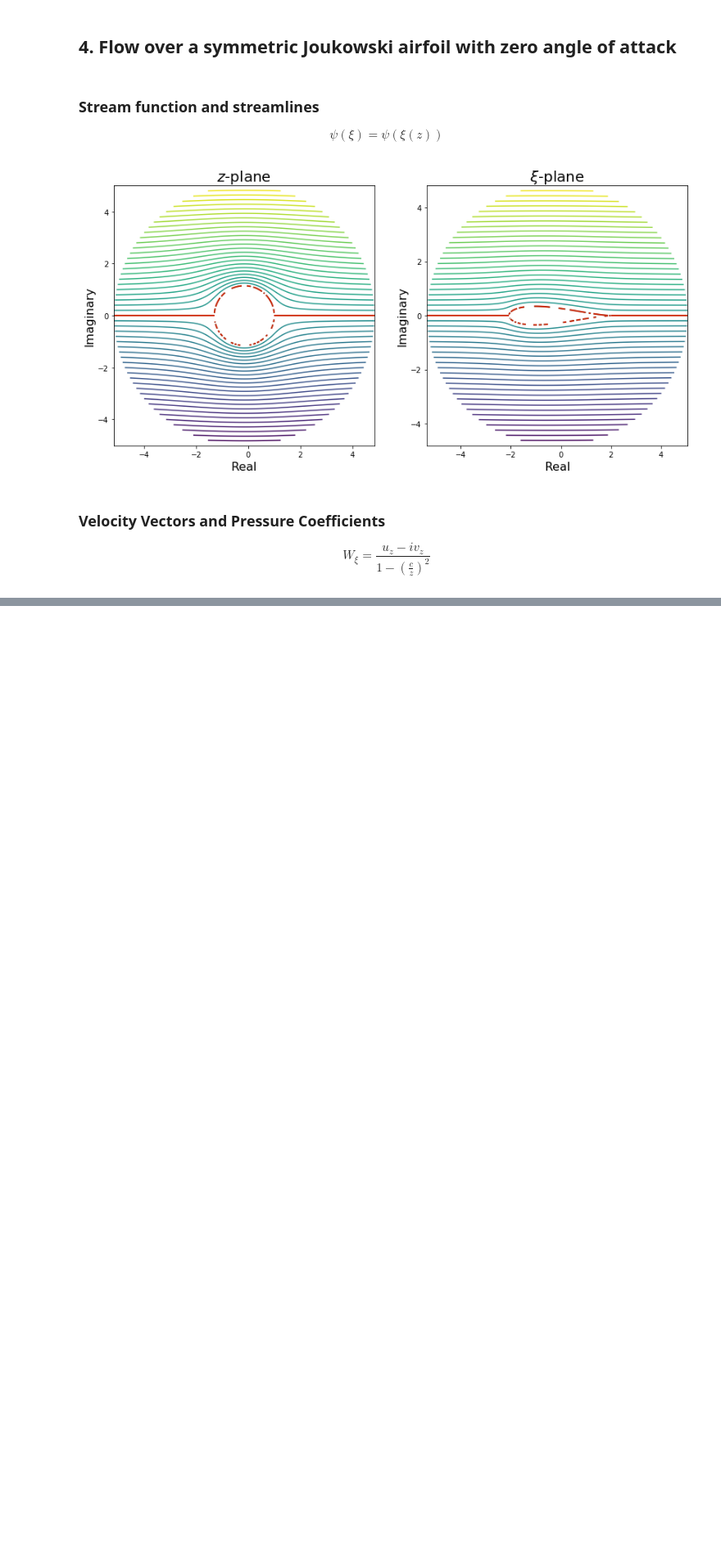
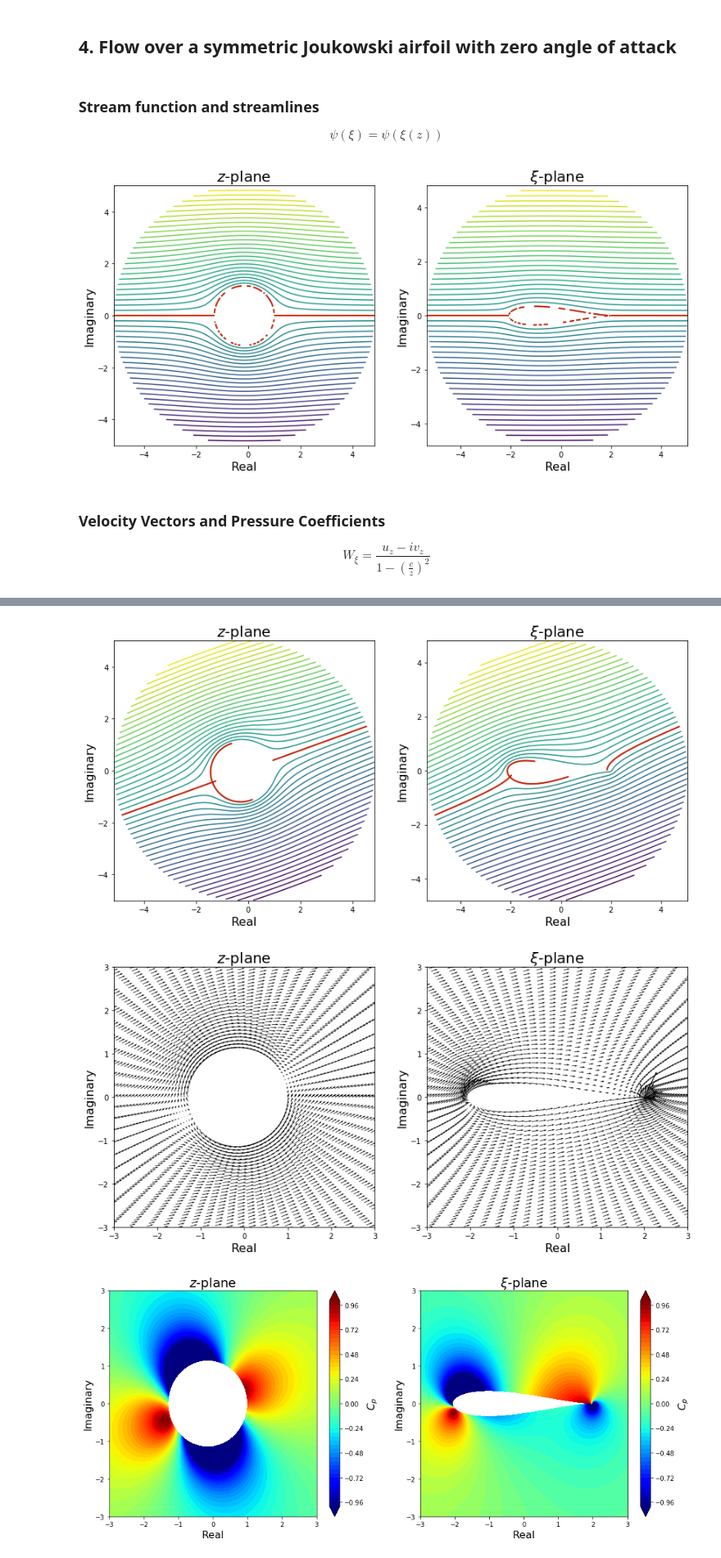
Before and after one commit to bobforcha/mae6226_workspace, a Jupyter notebook: assignments/assignment_02/assignment_02.ipynb, the cells around one changed output, grey strips where cells are left out. Shown at 82% size. Saved outputs shown, nothing was run; the diff lists cells and outputs as text; code cells hidden in the pictures; blank space fills up the shorter version.

```diff
--- a/assignments/assignment_02/assignment_02.ipynb
+++ b/assignments/assignment_02/assignment_02.ipynb
@@ -244,0 +327,80 @@ $$W_\xi = \frac{u_z - iv_z}{1 - \left(\frac{c}{z}\right)^2}$$
+# %%
+# add in angle of attack
+a_o_a = 20*math.pi/180
+Z_prime = (Z - (x_c + y_c*1j))*np.exp(-1j*a_o_a)
+u_prime_dub, v_prime_dub = dub.velocity(Z_prime.real, Z_prime.imag)
+u_prime = u_prime_dub + u_fs
+v_prime = v_prime_dub
+
+w_z_prime = u_prime - v_prime*1j
+w_z = w_z_prime*np.exp(-1j*a_o_a)
+w_xi = w_z/(1 - (c/Z)**2)
+
+psi_prime_fs = u_inf*Z_prime.imag
+psi_prime = psi_prime_fs + dub.stream_function(Z_prime.real, Z_prime.imag)
+
+psi = psi_prime*np.exp(-1j*a_o_a)
+
+c_p_z = 1.0 - (w_z.real**2 + w_z.imag**2)/u_inf**2
+
+c_p_xi = 1.0 - (w_xi.real**2 + w_xi.imag**2)/u_inf**2
+
+# plots
+contlev = np.linspace(np.min(psi).real, np.max(psi).real, 51)
+
+plt.figure(figsize=(2*size+1, size))
+plt.subplot(121)
+plt.contour(Z.real, Z.imag, psi, levels=contlev)
+plt.contour(Z.real, Z.imag, psi, levels=[0.], colors='#CD2305', linewidths=2, linestyles='-')
+plt.xlabel('Real', fontsize=16)
+plt.ylabel('Imaginary', fontsize=16)
+plt.title('$z$-plane', fontsize=20)
+
+plt.subplot(122)
+plt.contour(Xi.real, Xi.imag, psi, levels=contlev)
+plt.contour(Xi.real, Xi.imag, psi, levels=[0.], colors='#CD2305', linewidths=2, linestyles='-')
+plt.xlabel('Real', fontsize=16)
+plt.ylabel('Imaginary', fontsize=16)
+plt.title(r'$\xi$-plane', fontsize=20)
+
+plt.figure(figsize=(2*size+1, size))
+plt.subplot(121)
+plt.quiver(Z.real[::2,::2], Z.imag[::2,::2], w_z.real[::2,::2], -w_z.imag[::2,::2], units='inches', width=0.01, scale_units='inches', scale=8.0)
+plt.xlabel('Real', fontsize=16)
+plt.ylabel('Imaginary', fontsize=16)
+plt.xlim(x_start, x_end)
+plt.ylim(y_start, y_end)
+plt.title('$z$-plane', fontsize=20)
+
+plt.subplot(122)
+plt.quiver(Xi.real[::2,::2], Xi.imag[::2,::2], w_xi.real[::2,::2], -w_xi.imag[::2,::2], units='inches', width=0.01, scale_units='inches', scale=8.0)
+plt.xlabel('Real', fontsize=16)
+plt.ylabel('Imaginary', fontsize=16)
+plt.xlim(x_start, x_end)
+plt.ylim(y_start, y_end)
+plt.title(r'$\xi$-plane', fontsize=20)
+
+plt.figure(figsize=(2*size+3, size))
+plt.subplot(121)
+contf = plt.contourf(Z.real, Z.imag, c_p_z, levels=np.linspace(-1.0, 1.0, 51), extend='both', cmap=plt.cm.jet)
+cbar = plt.colorbar(contf)
+cbar.set_label('$C_p$', fontsize=16)
+plt.xlabel('Real', fontsize=16)
+plt.ylabel('Imaginary', fontsize=16)
+plt.xlim(x_start, x_end)
+plt.ylim(y_start, y_end)
+plt.title('$z$-plane', fontsize=20)
+
+plt.subplot(122)
+contf2 = plt.contourf(Xi.real, Xi.imag, c_p_xi, levels=np.linspace(-1.0, 1.0, 51), extend='both', cmap=plt.cm.jet)
+cbar2 = plt.colorbar(contf2)
+cbar2.set_label('$C_p$', fontsize=16)
+plt.xlabel('Real', fontsize=16)
+plt.ylabel('Imaginary', fontsize=16)
+plt.xlim(x_start, x_end)
+plt.ylim(y_start, y_end)
+plt.title(r'$\xi$-plane', fontsize=20);
+# %% [output]
+[figure, added]
+[figure, added]
+[figure, added]
```
Also changed, not shown: parts of 14 cells of this notebook, 2 other files.
